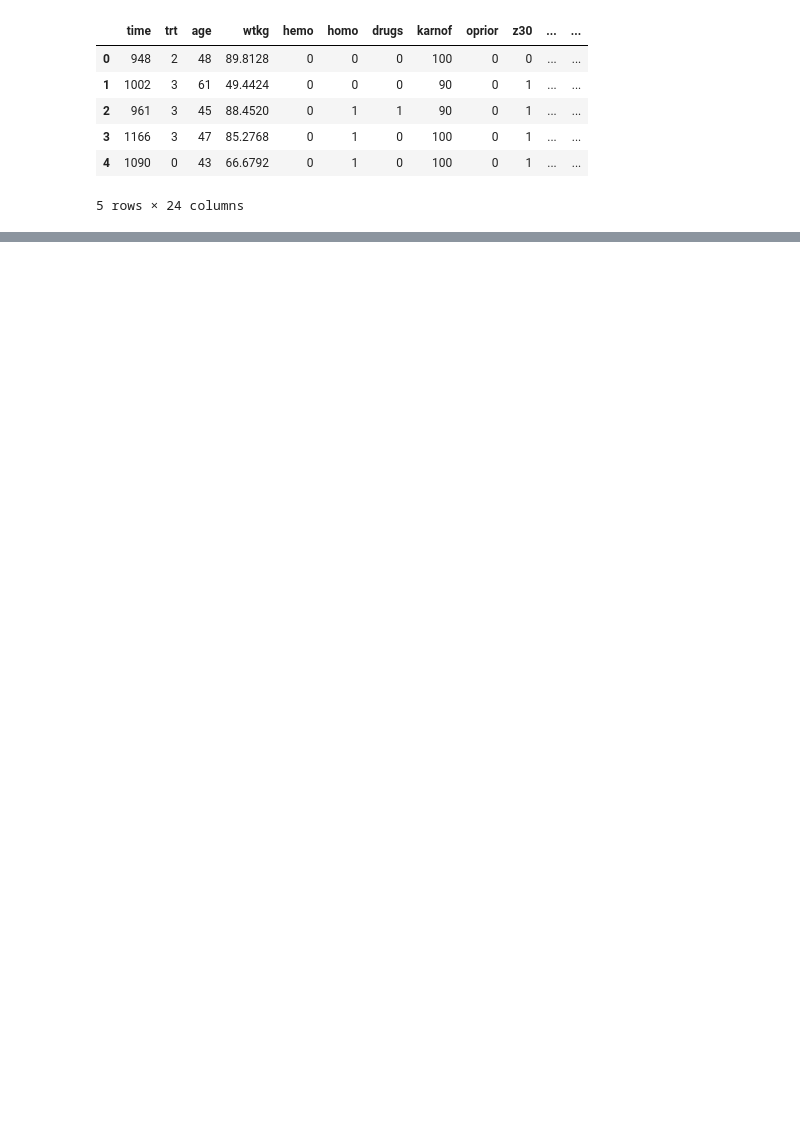
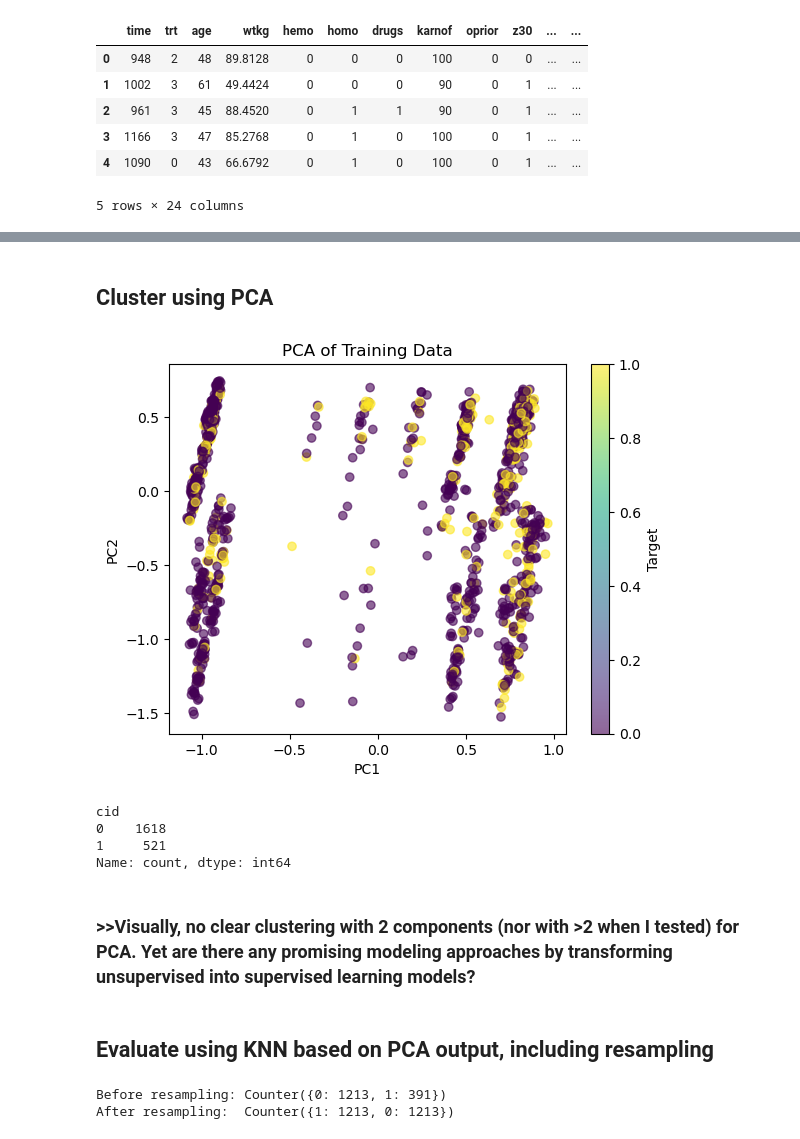
Before and after one commit to jrich71/Clinical_Trial_ML, a Jupyter notebook: aids_trial_jr_01.ipynb, the cells around one changed output, grey strips where cells are left out. Saved outputs shown, nothing was run; the diff lists cells and outputs as text; code cells hidden in the pictures; blank space fills up the shorter version.

```diff
--- a/aids_trial_jr_01.ipynb
+++ b/aids_trial_jr_01.ipynb
@@ -64,0 +3,5 @@ Dataset saved as 'aids_clinical_trials.csv’
+# %%
+url='https://drive.google.com/file/d/1ofiJPKb9Ji8aivZlApooyp2Qa_yHgrp9/view?usp=sharing'
+url='https://drive.google.com/uc?id=' + url.split('/')[-2]
+df = pd.read_csv(url)
+df.head()
@@ -159 +86,5 @@ df_new.plot.scatter(
+# %%
+# split df_copy into features and target
+X = df_copy.drop('cid', axis=1)
+y = df_copy['cid']
 # %%
@@ -194,0 +94,7 @@ X_test_scaled = X_scaler.transform(X_test)
+# %%
+from sklearn.preprocessing import MinMaxScaler
+
+scaler = MinMaxScaler()                       # Step 1: Create the scaler
+scaler.fit(X_train)                           # Step 2: Fit ONLY on training data
+X_train_scaled = scaler.transform(X_train)    # Step 3: Transform training data
+X_test_scaled = scaler.transform(X_test)      # Step 4: Transform test data using same scaler
@@ -194,0 +118,32 @@ X_test_scaled = X_scaler.transform(X_test)
+# %% [markdown]
+## Cluster using PCA
+# %%
+from sklearn.decomposition import PCA
+
+pca = PCA(n_components=2)
+
+pca = PCA(n_components=2)  # or more
+X_train_pca = pca.fit_transform(X_train_scaled)
+X_test_pca = pca.transform(X_test_scaled)
+# %%
+import matplotlib.pyplot as plt
+
+plt.scatter(X_train_pca[:, 0], X_train_pca[:, 1], c=y_train, cmap='viridis', alpha=0.6)
+plt.xlabel('PC1')
+plt.ylabel('PC2')
+plt.title('PCA of Training Data')
+plt.colorbar(label='Target')
+plt.show()
+# %% [output]
+[figure, added]
+# %%
+df_copy['cid'].value_counts()
+# %% [output]
+cid
+0    1618
+1     521
+Name: count, dtype: int64
+# %% [markdown]
+### >>Visually, no clear clustering with 2 components (nor with >2 when I tested) for PCA. Yet are there any promising modeling approaches by transforming unsupervised into supervised learning models?
+# %% [markdown]
+## Evaluate using KNN based on PCA output, including resampling
@@ -194,0 +158,11 @@ X_test_scaled = X_scaler.transform(X_test)
+# %%
+# Did the ROS resampling work?
+
+import numpy as np
+from collections import Counter
+
+print("Before resampling:", Counter(y_train))
+print("After resampling: ", Counter(y_train_bal))
+# %% [output]
+Before resampling: Counter({0: 1213, 1: 391})
+After resampling:  Counter({1: 1213, 0: 1213})
```
Also changed, not shown: parts of 27 cells of this notebook.
